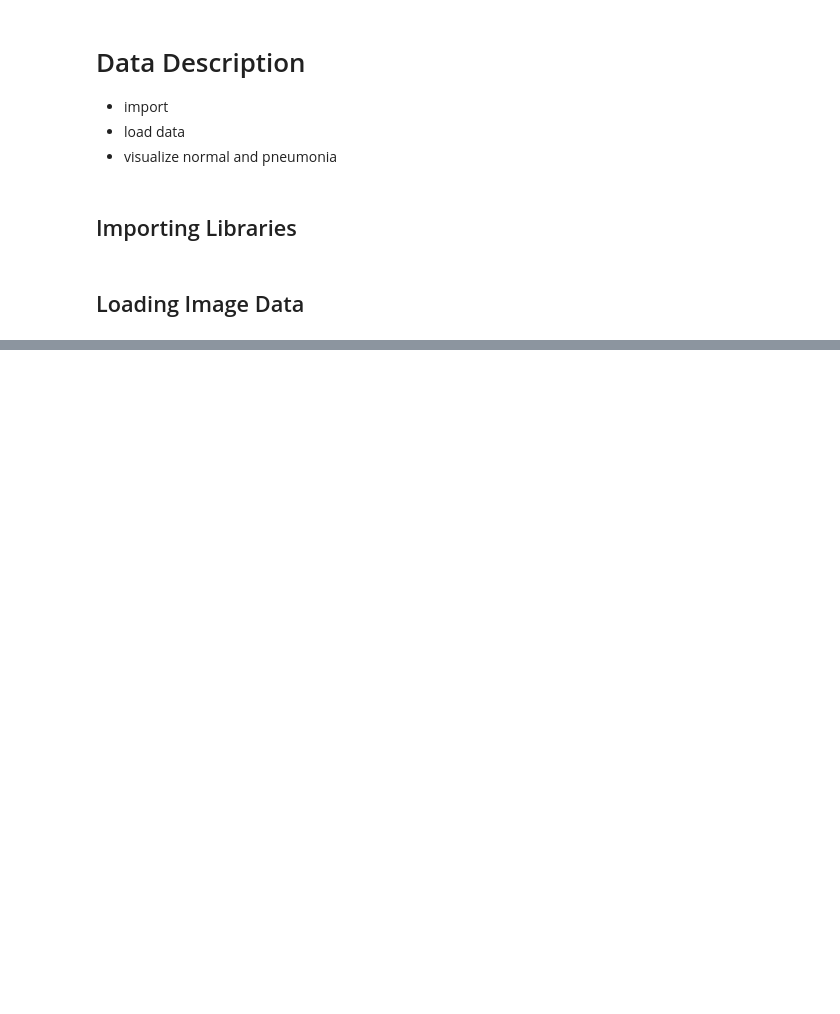
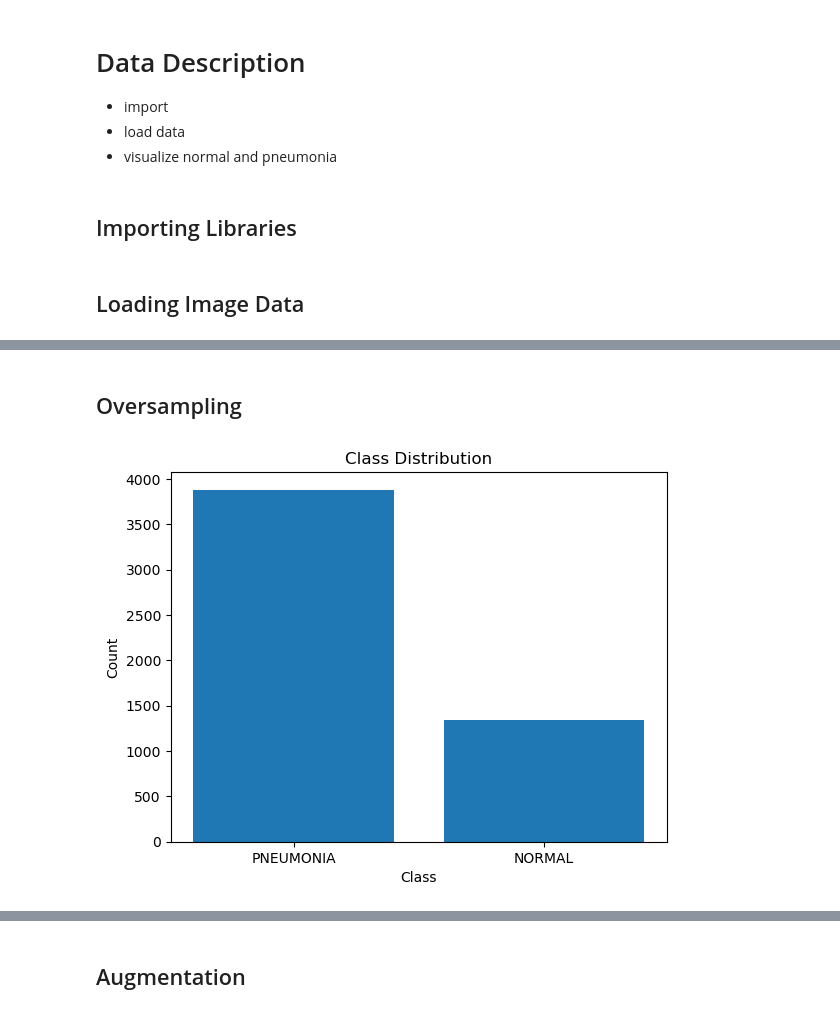
Before and after one commit to BrianKip035/-Image-Classification-with-Deep-Learning, a Jupyter notebook: notebook.ipynb, the cells around one changed output, grey strips where cells are left out. Saved outputs shown, nothing was run; the diff lists cells and outputs as text; code cells hidden in the pictures; blank space fills up the shorter version.

```diff
--- a/notebook.ipynb
+++ b/notebook.ipynb
@@ -125,0 +87,28 @@ plt.show()
+# %%
+%%time
+# Set the path to the directory containing the images
+data_dir = train_folder
+
+# Create a list of all the image files in the directory
+image_files = glob.glob(os.path.join(data_dir, '*', '*.jpeg'))
+
+# Create a list of dictionaries with the class and image link for each image
+data = []
+for file in image_files:
+    class_name = os.path.basename(os.path.dirname(file))
+    data.append({'class': class_name, 'image_link': file})
+
+# Create a DataFrame from the list of dictionaries
+df = pd.DataFrame(data)
+
+# Save the DataFrame to a CSV file
+df.to_csv('train_data.csv', index=False)
+
+# Load the CSV file into a DataFrame
+df = pd.read_csv('train_data.csv')
+
+# Shuffle the DataFrame
+train_df = df.sample(frac=1, random_state=42).reset_index(drop=True)
+
+# Preview the training data
+train_df.head(15)
@@ -125,0 +192,17 @@ plt.show()
+# %% [markdown]
+## Oversampling
+# %%
+%%time
+# count the number of instances in each class
+class_counts = df['class'].value_counts()
+
+# plot the class distribution using a bar chart
+fig, ax = plt.subplots()
+ax.bar(class_counts.index, class_counts.values)
+ax.set_title('Class Distribution')
+ax.set_xlabel('Class')
+ax.set_ylabel('Count')
+
+plt.show()
+# %% [output]
+[figure, added]
@@ -125,0 +217,2 @@ plt.show()
+# %% [markdown]
+## Augmentation
```
Also changed, not shown: parts of 14 cells of this notebook, 2 other files.
